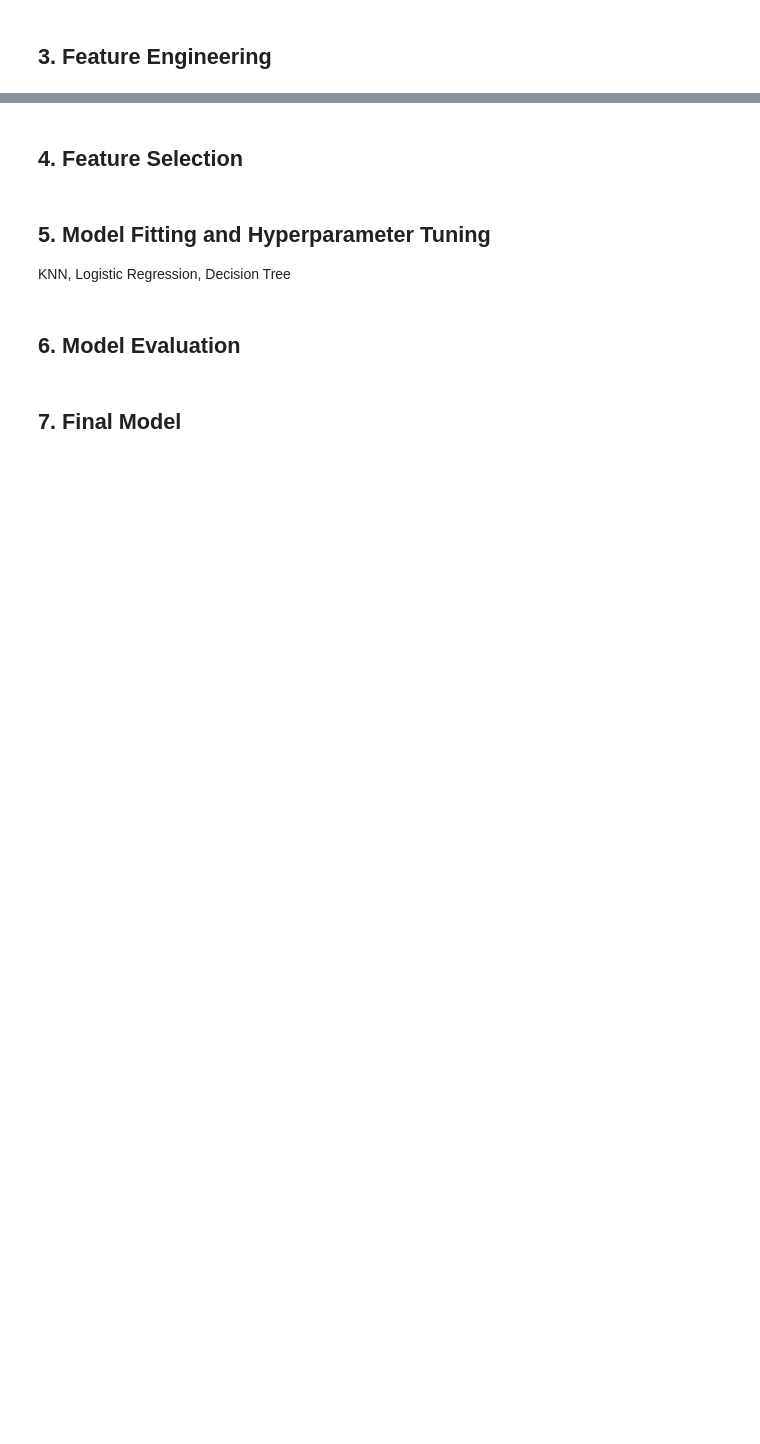
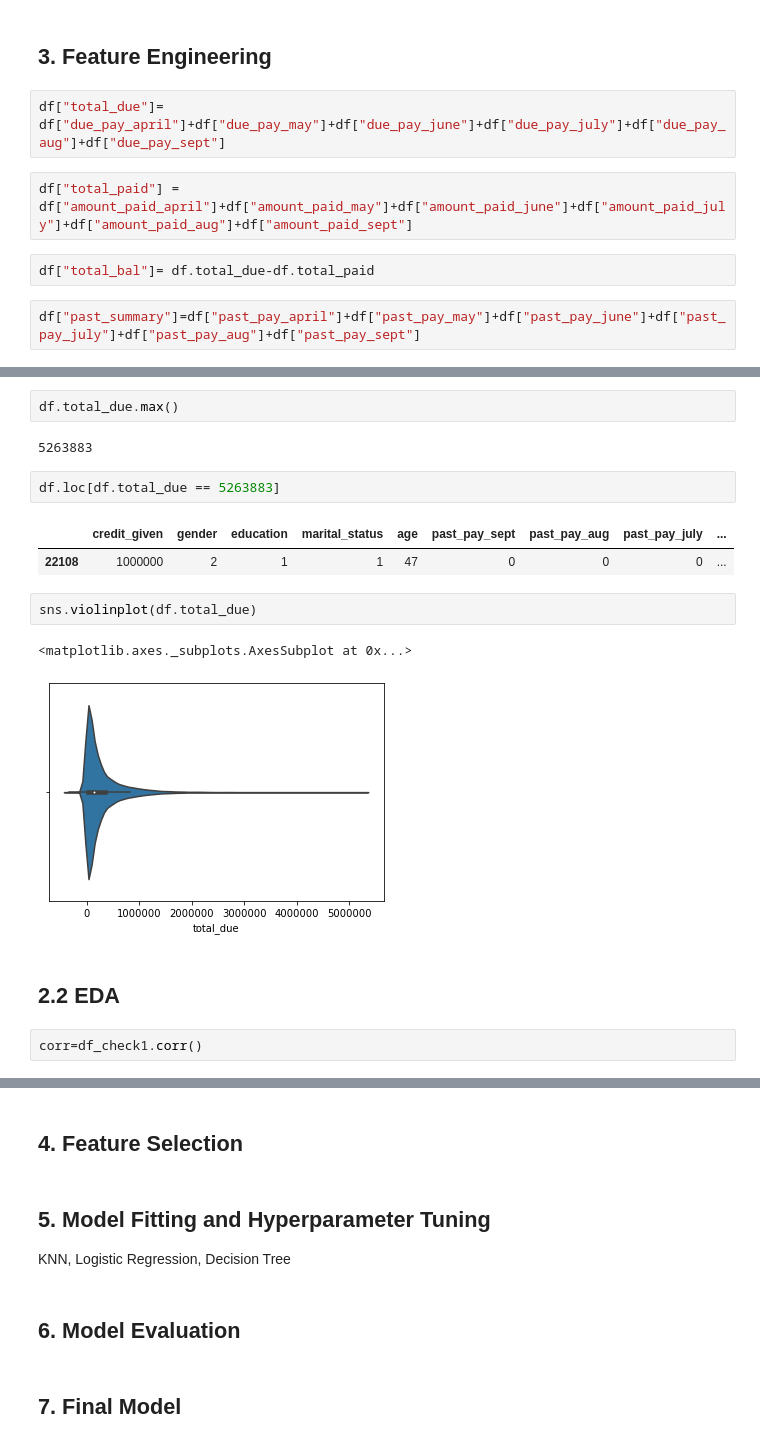
Before and after one commit to dorjeys3/Credit-Defaulting, a Jupyter notebook: classification-bakeoff-template.ipynb, the cells around one changed output, grey strips where cells are left out. Drawn from its saved outputs; the diff is of its cells as text; blank space fills up the shorter version.

```diff
--- a/classification-bakeoff-template.ipynb
+++ b/classification-bakeoff-template.ipynb
@@ -243,2 +290,10 @@ df.astype(dtype=int)
 # %% [markdown]
 ## 3. Feature Engineering
+# %%
+df["total_due"]= df["due_pay_april"]+df["due_pay_may"]+df["due_pay_june"]+df["due_pay_july"]+df["due_pay_aug"]+df["due_pay_sept"]
+# %%
+df["total_paid"] = df["amount_paid_april"]+df["amount_paid_may"]+df["amount_paid_june"]+df["amount_paid_july"]+df["amount_paid_aug"]+df["amount_paid_sept"]
+# %%
+df["total_bal"]= df.total_due-df.total_paid
+# %%
+df["past_summary"]=df["past_pay_april"]+df["past_pay_may"]+df["past_pay_june"]+df["past_pay_july"]+df["past_pay_aug"]+df["past_pay_sept"]
@@ -244,0 +325,18 @@ df.astype(dtype=int)
+# %%
+df.total_due.max()
+# %% [output]
+5263883
+# %%
+df.loc[df.total_due == 5263883]
+# %% [output]
+|  | credit_given | gender | education | marital_status | age | past_pay_sept | past_pay_aug | past_pay_july | ... |
+| 22108 | 1000000 | 2 | 1 | 1 | 47 | 0 | 0 | 0 | ... |
+# %%
+sns.violinplot(df.total_due)
+# %% [output]
+<matplotlib.axes._subplots.AxesSubplot at 0x...>
+[figure, added]
+# %% [markdown]
+## 2.2 EDA
+# %%
+corr=df_check1.corr()
```
Also changed, not shown: parts of 28 cells of this notebook.
